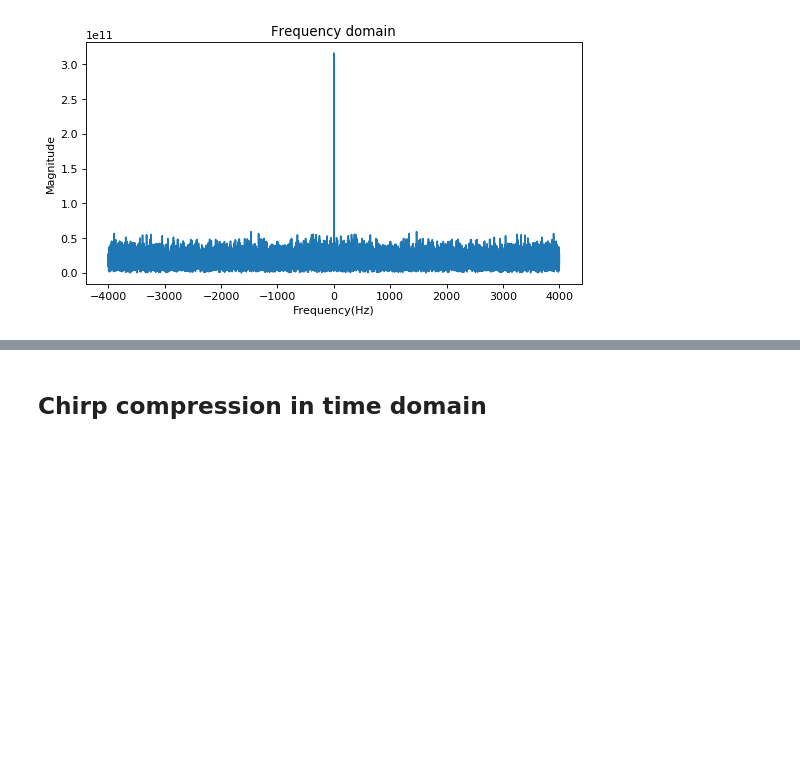
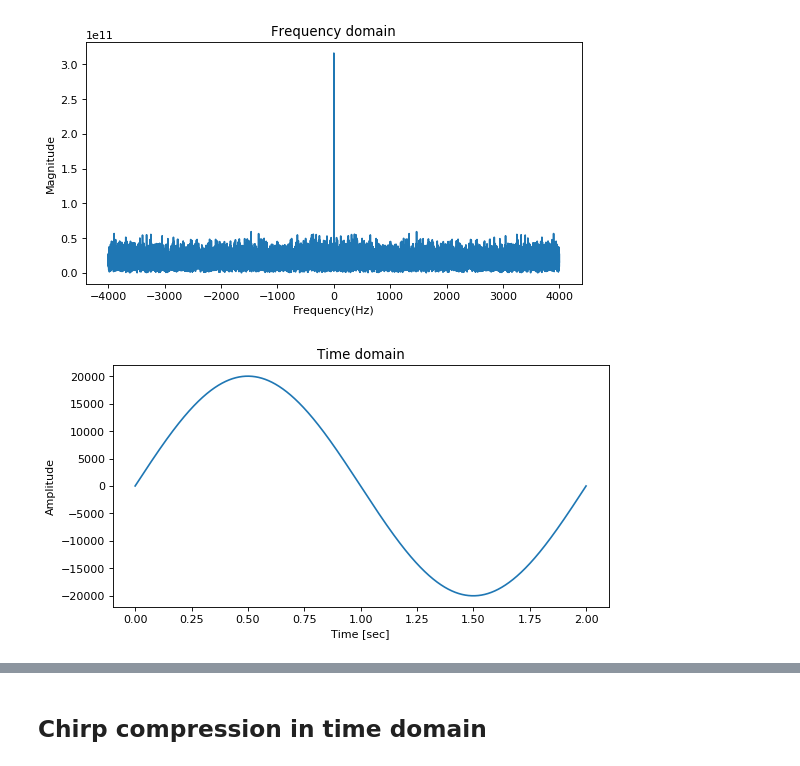
Before and after one commit to araobp/ultrasonic-communication, a Jupyter notebook: simulation/ChirpSimulation.ipynb, the cells around one changed output, grey strips where cells are left out. Saved outputs shown, nothing was run; the diff lists cells and outputs as text; code cells hidden in the pictures; blank space fills up the shorter version.

```diff
--- a/simulation/ChirpSimulation.ipynb
+++ b/simulation/ChirpSimulation.ipynb
@@ -78,6 +78,12 @@ def white_noise(amp=AMPLITUDE, length=TIME_FRAME):
     # b = random.random(int(length * SAMPLING_RATE)) * 2 * amp - amp
     #return a + 1j * b
     return a
+
+# Constant noise generator
+def constant_noise(freq=0, amp=AMPLITUDE, length=TIME_FRAME, phase=-pi/2.0, rot=1.0):
+    t = linspace(0, length, int(length * SAMPLING_RATE))
+    arg = (2 * pi * freq * t) * rot + phase
+    return cos(arg) * amp
 # %%
 # Plot FFT frequency domain
 def plot_fft(wave, thres=0.95):
@@ -295,3 +301,7 @@ plot_fft((chirp_cos(length=2.0, amp=2000) + white_noise(length=2.0)) * chirp_cos
 # %% [output]
 Frequencies at peaks: [0.] Hz
 [figure]
+# %%
+plot_wave(constant_noise(length=2.0, freq=0.5))
+# %% [output]
+[figure, added]
```
Also changed, not shown: parts of 2 cells of this notebook, 1 other file.
